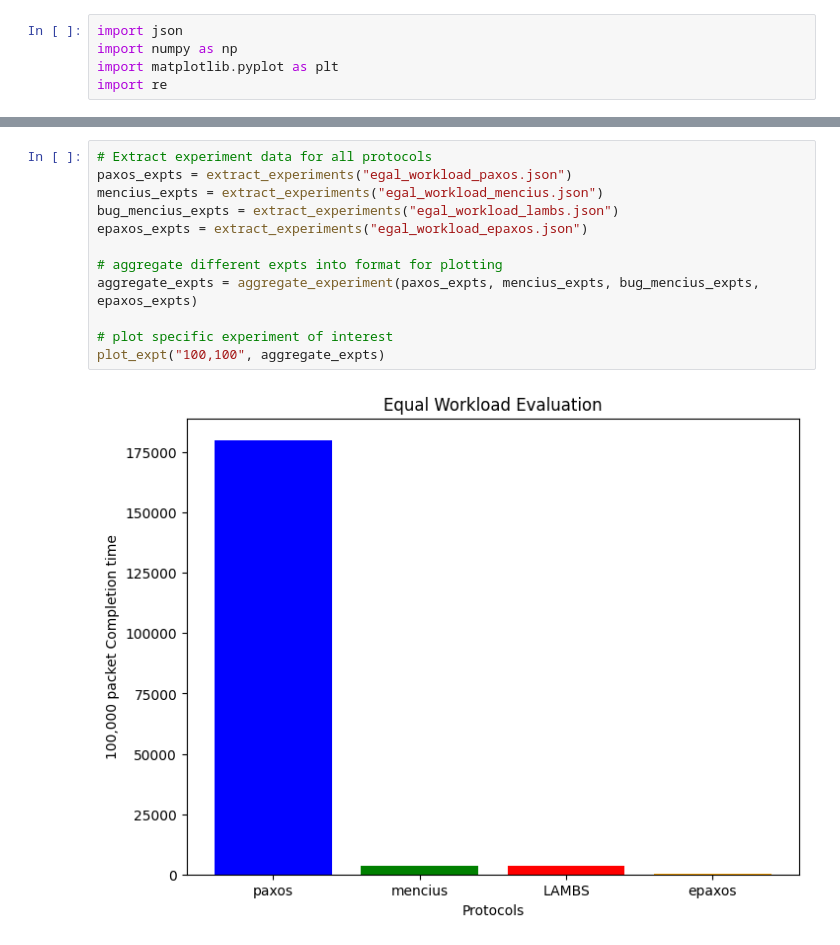
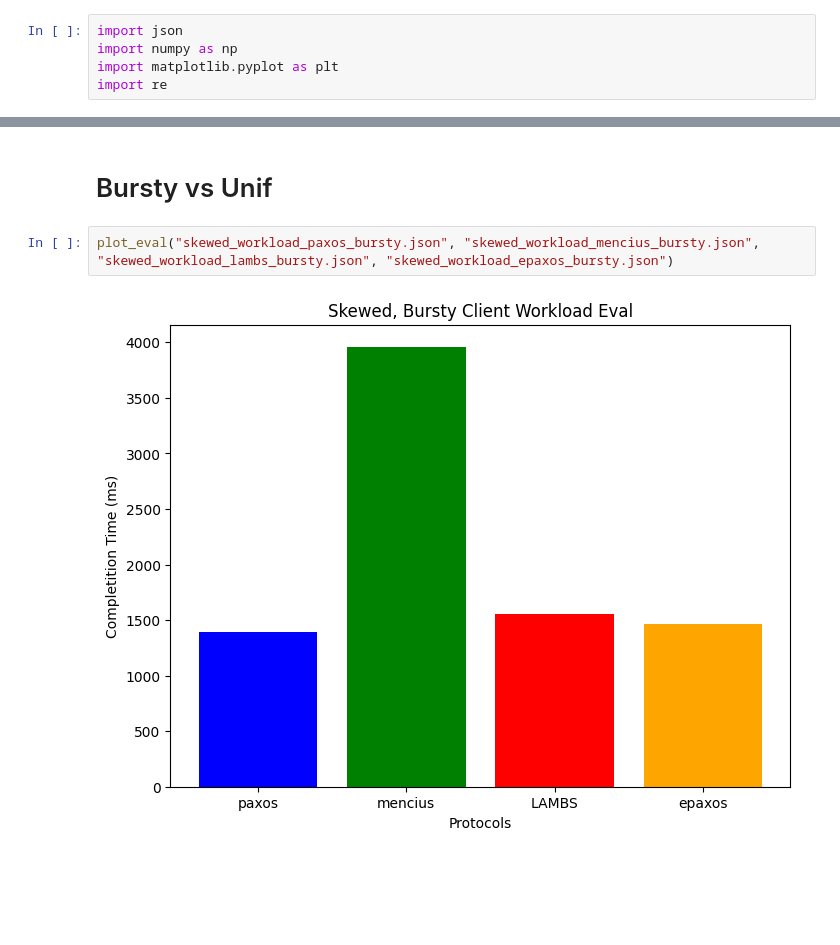
Before and after one commit to zeddie888/epaxos, a Jupyter notebook: analysis.ipynb, the cells around one changed output, grey strips where cells are left out. Drawn from its saved outputs; the diff is of its cells as text; blank space fills up the shorter version.

Commit message:
a bunch of data

```diff
--- a/analysis.ipynb
+++ b/analysis.ipynb
@@ -105,14 +222,6 @@ plot_eval("egal_workload_paxos.json", "egal_workload_mencius.json", "egal_worklo
-# %%
-# Extract experiment data for all protocols
-paxos_expts = extract_experiments("egal_workload_paxos.json")
-mencius_expts = extract_experiments("egal_workload_mencius.json")
-bug_mencius_expts = extract_experiments("egal_workload_lambs.json")
-epaxos_expts = extract_experiments("egal_workload_epaxos.json")
-
-# aggregate different expts into format for plotting
-aggregate_expts = aggregate_experiment(paxos_expts, mencius_expts, bug_mencius_expts, epaxos_expts)
-
-# plot specific experiment of interest
-plot_expt("100,100", aggregate_expts)
-# %% [output]
-[figure, removed]
+# %% [markdown]
+# Bursty vs Unif
+# %%
+plot_eval("skewed_workload_paxos_bursty.json", "skewed_workload_mencius_bursty.json", "skewed_workload_lambs_bursty.json", "skewed_workload_epaxos_bursty.json")
+# %% [output]
+[figure, added]
```
Also changed, not shown: parts of 10 cells of this notebook, 33 other files.
